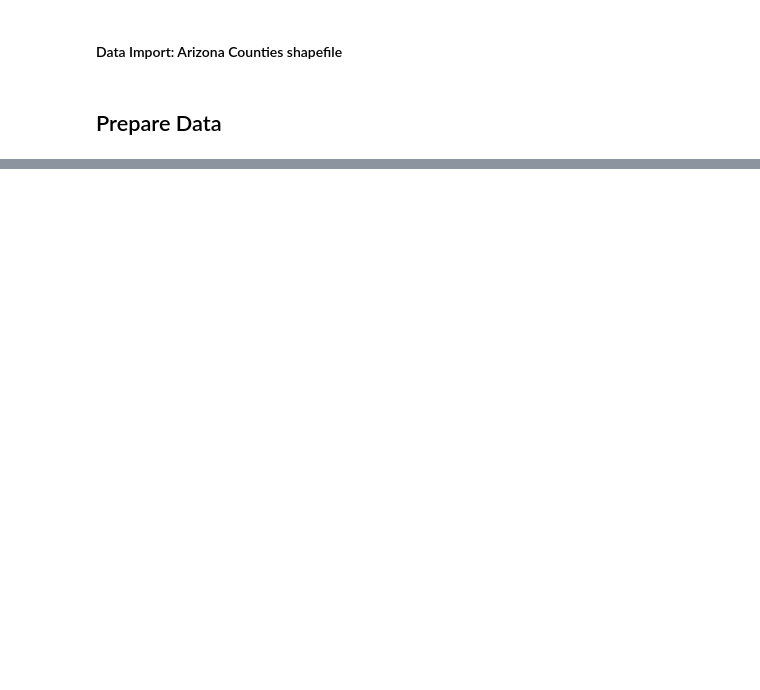
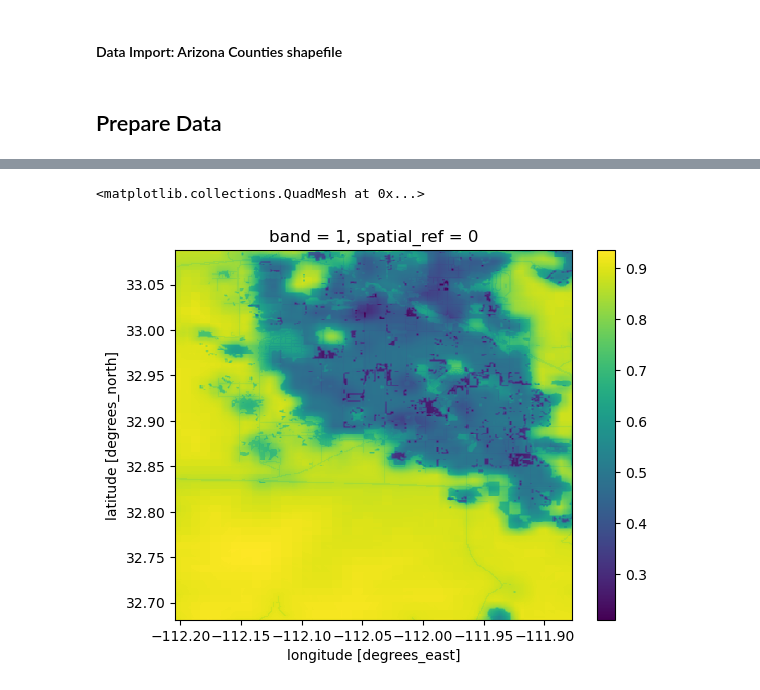
Before and after one commit to hazelvaq/Maricopa-Arizona-Changes-in-Biodiversity-Intactness-Index-, a Jupyter notebook: phoenix_bii_changes.ipynb, the cells around one changed output, grey strips where cells are left out. Saved outputs shown, nothing was run; the diff lists cells and outputs as text; code cells hidden in the pictures; blank space fills up the shorter version.

```diff
--- a/phoenix_bii_changes.ipynb
+++ b/phoenix_bii_changes.ipynb
@@ -168,0 +212,5 @@ maricopa_counties
+# %%
+bi_2020.plot()
+# %% [output]
+<matplotlib.collections.QuadMesh at 0x...>
+[figure, added]
```
Also changed, not shown: parts of 15 cells of this notebook.
